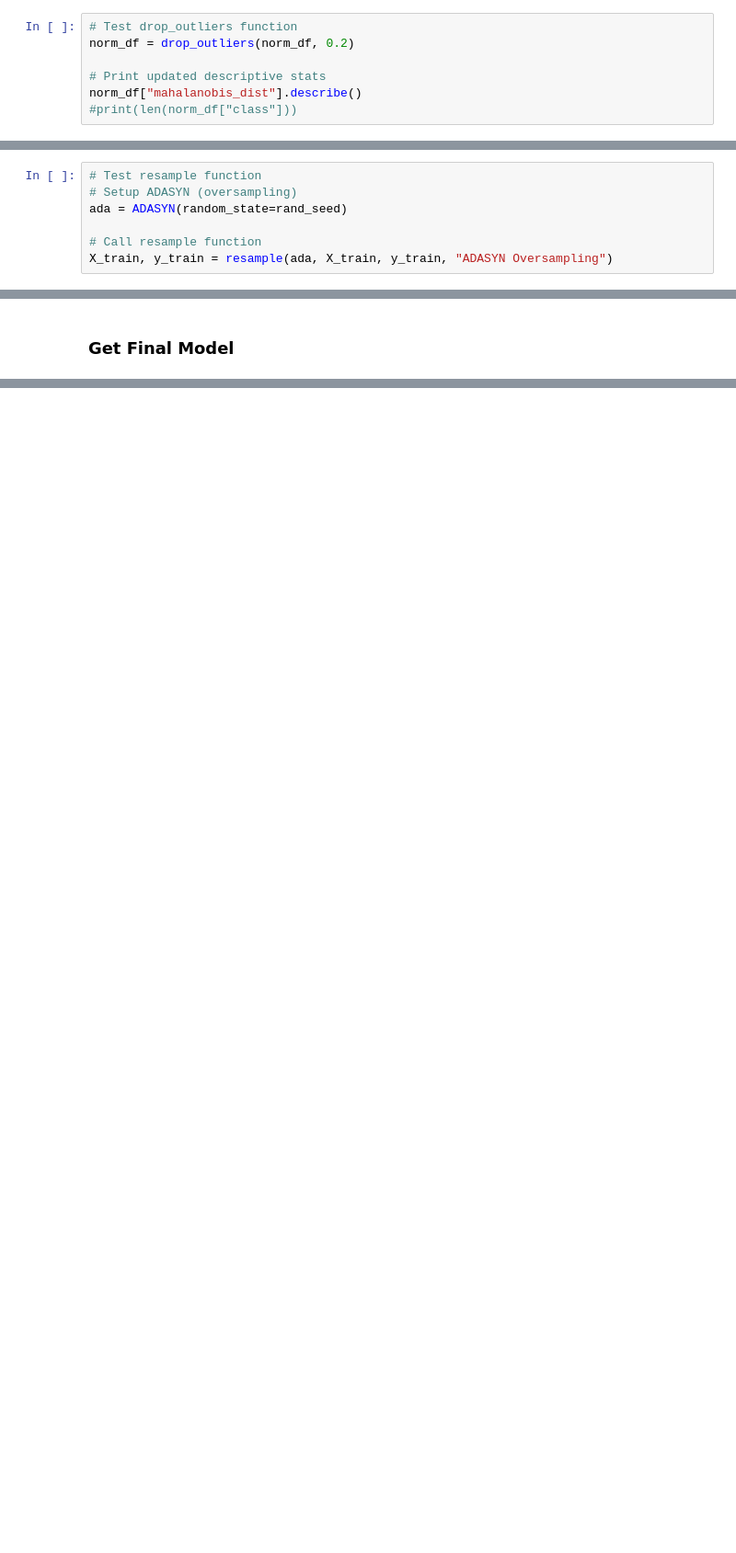
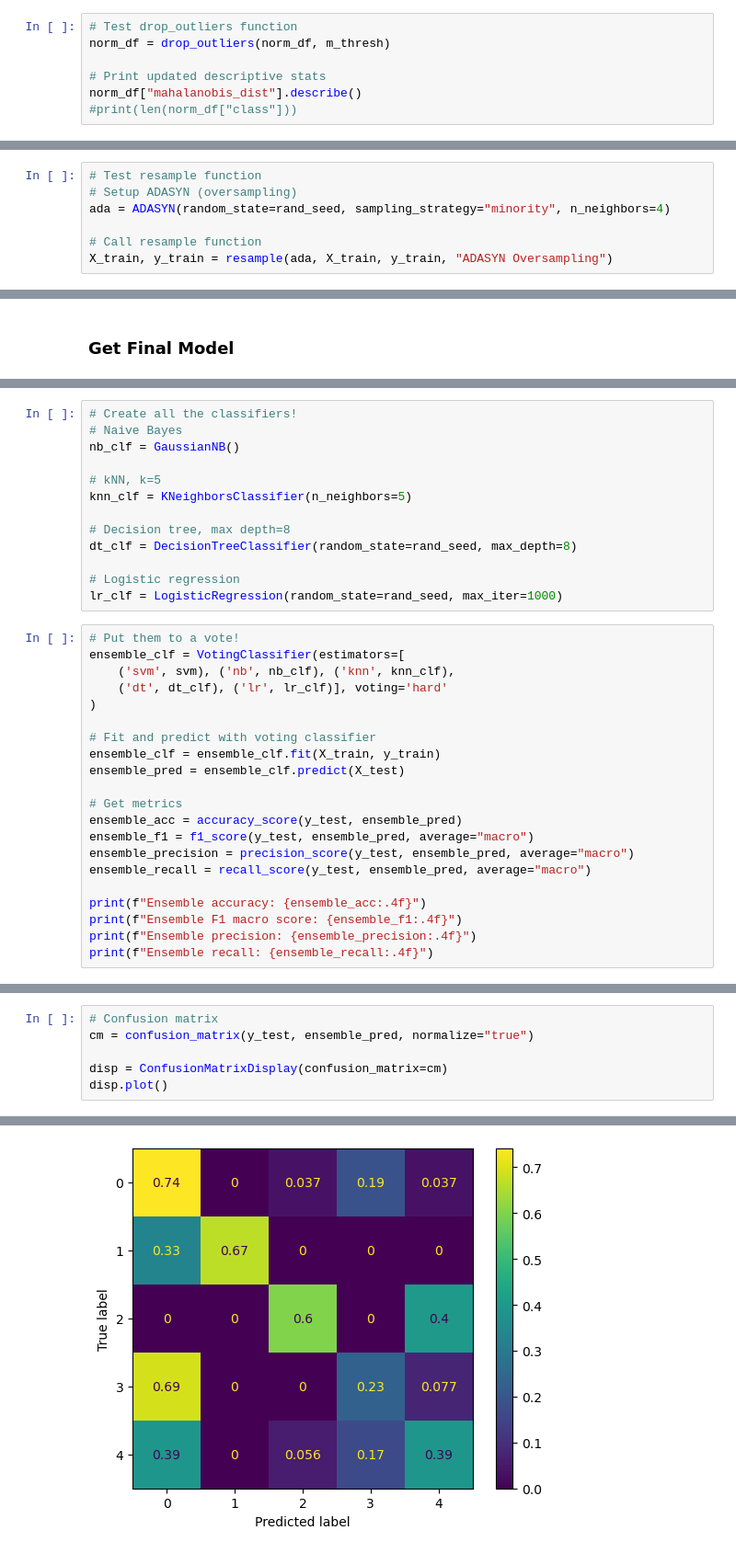
Before and after one commit to Junebuggi/Group9_SYSC5405, a Jupyter notebook: heather/model_training.ipynb, the cells around one changed output, grey strips where cells are left out. Shown: that part at 92% size. Cells and saved outputs as stored; diff of their text form; blank space fills up the shorter version.

Commit message:
updated model training nb

```diff
--- a/heather/model_training.ipynb
+++ b/heather/model_training.ipynb
@@ -236,6 +193,6 @@ def drop_outliers(norm_df, threshold):
 # %%
 # Test drop_outliers function
-norm_df = drop_outliers(norm_df, 0.2)
+norm_df = drop_outliers(norm_df, m_thresh)
 
 # Print updated descriptive stats
 norm_df["mahalanobis_dist"].describe()
@@ -264,7 +225,7 @@ def resample(sampler, X_train, y_train, name):
 # %%
 # Test resample function
 # Setup ADASYN (oversampling)
-ada = ADASYN(random_state=rand_seed)
+ada = ADASYN(random_state=rand_seed, sampling_strategy="minority", n_neighbors=4)
 
 # Call resample function
 X_train, y_train = resample(ada, X_train, y_train, "ADASYN Oversampling")
@@ -327,0 +399,34 @@ Recall: 0.5607
+# %%
+# Create all the classifiers!
+# Naive Bayes
+nb_clf = GaussianNB()
+
+# kNN, k=5
+knn_clf = KNeighborsClassifier(n_neighbors=5)
+
+# Decision tree, max depth=8
+dt_clf = DecisionTreeClassifier(random_state=rand_seed, max_depth=8)
+
+# Logistic regression
+lr_clf = LogisticRegression(random_state=rand_seed, max_iter=1000)
+# %%
+# Put them to a vote!
+ensemble_clf = VotingClassifier(estimators=[
+    ('svm', svm), ('nb', nb_clf), ('knn', knn_clf),
+    ('dt', dt_clf), ('lr', lr_clf)], voting='hard'
+)
+
+# Fit and predict with voting classifier
+ensemble_clf = ensemble_clf.fit(X_train, y_train)
+ensemble_pred = ensemble_clf.predict(X_test)
+
+# Get metrics
+ensemble_acc = accuracy_score(y_test, ensemble_pred)
+ensemble_f1 = f1_score(y_test, ensemble_pred, average="macro")
+ensemble_precision = precision_score(y_test, ensemble_pred, average="macro")
+ensemble_recall = recall_score(y_test, ensemble_pred, average="macro")
+
+print(f"Ensemble accuracy: {ensemble_acc:.4f}")
+print(f"Ensemble F1 macro score: {ensemble_f1:.4f}")
+print(f"Ensemble precision: {ensemble_precision:.4f}")
+print(f"Ensemble recall: {ensemble_recall:.4f}")
@@ -327,0 +438,7 @@ Recall: 0.5607
+# %%
+# Confusion matrix
+cm = confusion_matrix(y_test, ensemble_pred, normalize="true")
+
+disp = ConfusionMatrixDisplay(confusion_matrix=cm)
+disp.plot()
+# %% [output]
@@ -327,0 +446 @@ Recall: 0.5607
+[figure, added]
```
Also changed, not shown: parts of 30 cells of this notebook.
